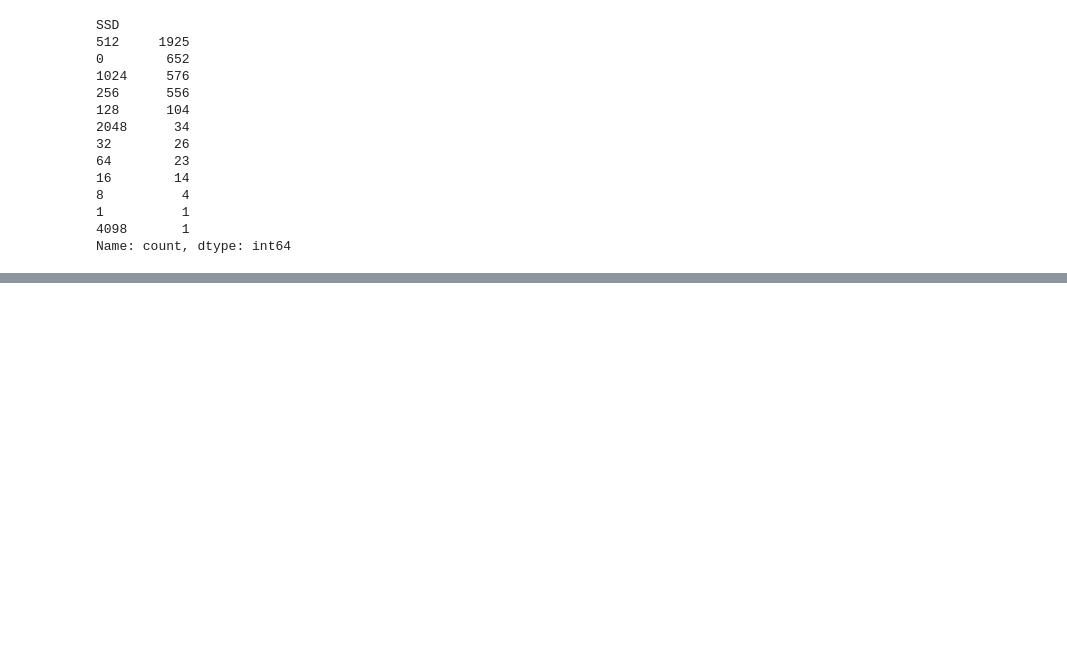
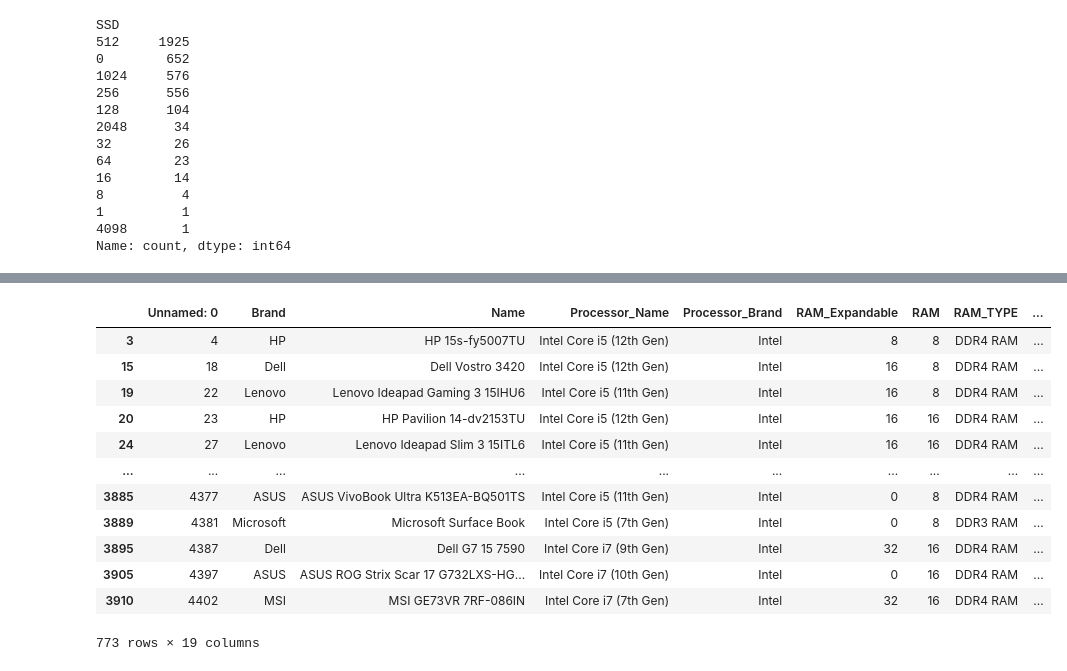
Before and after one commit to NguyenNgocThanhSang/laptop-prices-analysis, a Jupyter notebook: Sources/Overview_Preprocessing.ipynb, the cells around one changed output, grey strips where cells are left out. Saved outputs shown, nothing was run; the diff lists cells and outputs as text; code cells hidden in the pictures; blank space fills up the shorter version.

```diff
--- a/Sources/Overview_Preprocessing.ipynb
+++ b/Sources/Overview_Preprocessing.ipynb
@@ -864,0 +889,3 @@ Name: count, dtype: int64
+# %%
+df['SSD'] = df['SSD'].apply(lambda x: x if x >=64 else 64)
+df['SSD'].value_counts()
@@ -864,0 +916,11 @@ Name: count, dtype: int64
+# %%
+# xử lý giá trị của biến HDD
+# loại bỏ chuỗi GB HDD Storage
+df['HDD'] = df['HDD'].str.replace(r'GB HDD Storage', '', regex=True).str.strip()
+
+# chuyển NO HDD thành 0
+df['HDD'] = df['HDD'].str.replace('No HDD', '0').str.strip()
+
+# chuyển giá trị thành số
+df['HDD'] = df['HDD'].astype(int)
+df['HDD'].value_counts()
@@ -864,0 +943,3 @@ Name: count, dtype: int64
+# %%
+df['HDD'] = df['HDD'].replace(1,0)
+df['HDD'].value_counts()
@@ -864,0 +964,17 @@ Name: count, dtype: int64
+# %%
+# xem dữ liệu có Adapter là no
+df[df['Adapter']=='no']
+# %% [output]
+|  | Unnamed: 0 | Brand | Name | Processor_Name | Processor_Brand | RAM_Expandable | RAM | RAM_TYPE | ... |
+| 3 | 4 | HP | HP 15s-fy5007TU | Intel Core i5 (12th Gen) | Intel | 8 | 8 | DDR4 RAM | ... |
+| 15 | 18 | Dell | Dell Vostro 3420 | Intel Core i5 (12th Gen) | Intel | 16 | 8 | DDR4 RAM | ... |
+| 19 | 22 | Lenovo | Lenovo Ideapad Gaming 3 15IHU6 | Intel Core i5 (11th Gen) | Intel | 16 | 8 | DDR4 RAM | ... |
+| 20 | 23 | HP | HP Pavilion 14-dv2153TU | Intel Core i5 (12th Gen) | Intel | 16 | 16 | DDR4 RAM | ... |
+| 24 | 27 | Lenovo | Lenovo Ideapad Slim 3 15ITL6 | Intel Core i5 (11th Gen) | Intel | 16 | 16 | DDR4 RAM | ... |
+| ... | ... | ... | ... | ... | ... | ... | ... | ... | ... |
+| 3885 | 4377 | ASUS | ASUS VivoBook Ultra K513EA-BQ501TS | Intel Core i5 (11th Gen) | Intel | 0 | 8 | DDR4 RAM | ... |
+| 3889 | 4381 | Microsoft | Microsoft Surface Book | Intel Core i5 (7th Gen) | Intel | 0 | 8 | DDR3 RAM | ... |
+| 3895 | 4387 | Dell | Dell G7 15 7590 | Intel Core i7 (9th Gen) | Intel | 32 | 16 | DDR4 RAM | ... |
+| 3905 | 4397 | ASUS | ASUS ROG Strix Scar 17 G732LXS-HG... | Intel Core i7 (10th Gen) | Intel | 0 | 16 | DDR4 RAM | ... |
+| 3910 | 4402 | MSI | MSI GE73VR 7RF-086IN | Intel Core i7 (7th Gen) | Intel | 32 | 16 | DDR4 RAM | ... |
+773 rows × 19 columns
```
Also changed, not shown: parts of 21 cells of this notebook, 1 other file.
